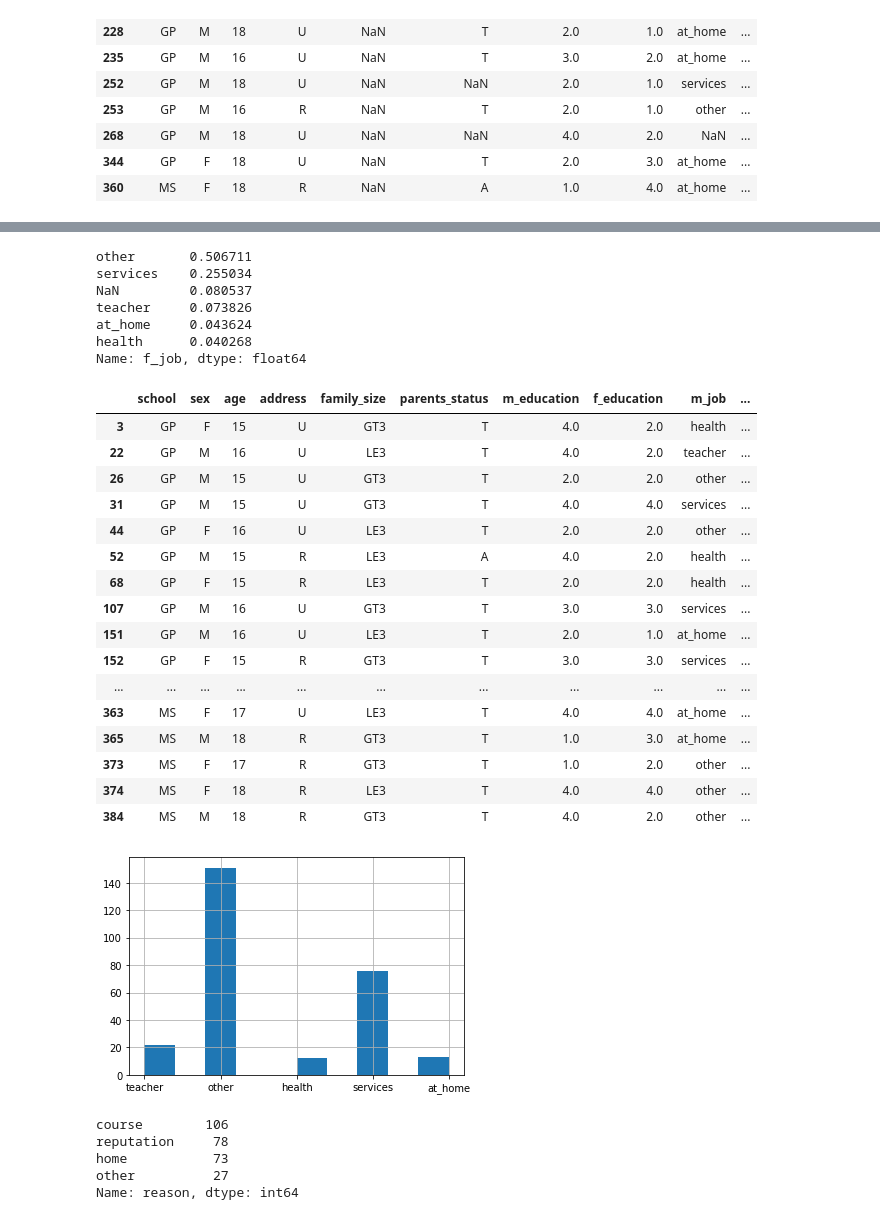
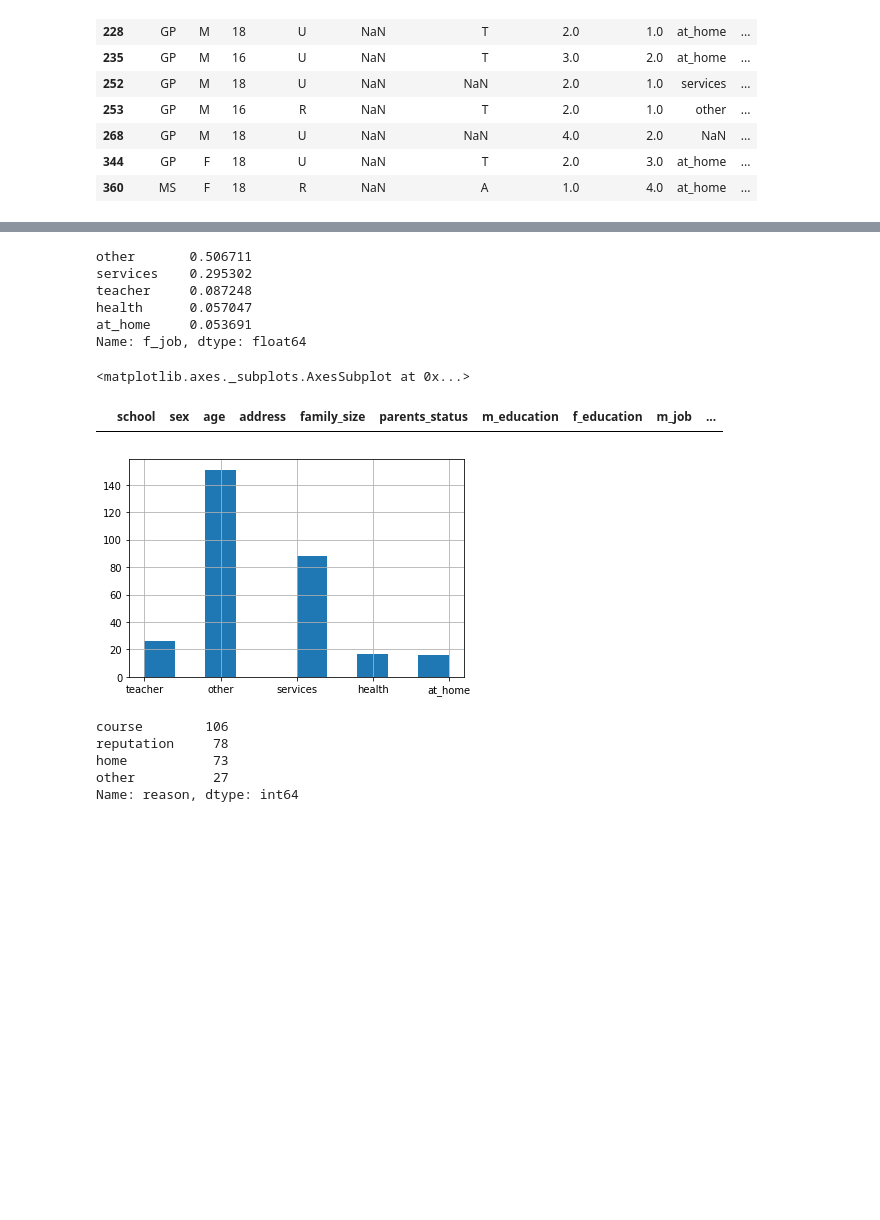
Before and after one commit to Fahrenheit-sp/SkillFactory, a Jupyter notebook: module_2/Module_2.ipynb, the cells around one changed output, grey strips where cells are left out. Cells and saved outputs as stored; diff of their text form; code cells hidden in the pictures; blank space fills up the shorter version.

```diff
--- a/module_2/Module_2.ipynb
+++ b/module_2/Module_2.ipynb
@@ -15,13 +15,13 @@ data = pd.read_csv('module_2.csv')
 data.info()
 
 ## Вывод:
-# В датасете 17 строковых столбцов, 16 столбцов типа float, 1 столбец типа int
+# В датасете 17 строковых столбцов, 12 столбцов типа float, 1 столбец типа int
 # В датасете содержится 395 строк (записей)
 # Часть данных отсутсвует
 
 ## Вспомогательные функции
 
-def values_outside_iqr_for(series):
+def values_inside_iqr_for(series):
     median = series.median()
     print('Медиана ' + series.name + ' = ' + str(median))
     iqr = series.quantile(0.75) - series.quantile(0.25)
@@ -78,10 +78,11 @@ memory usage: 92.7+ KB
 ## Разберем основные числовые столбцы
 # %%
 # age
+print(data.age.value_counts())
 data.age.hist()
 print(data.age.describe())
 
 # видим что есть ученики старше 20 лет, сложно представить школьника старше 20 лет, к тому же
 # таковые значения являются выбросами, следовательно отбросим их
-data = data.loc[values_outside_iqr_for(data.age)]
+data = data.loc[values_inside_iqr_for(data.age)]
 # %% [output]
@@ -468,7 +453,7 @@ data.absences.hist()
 # очевидны проблемы с этим столбцом, сразу же явно видны выбросы
 # (ну либо они просто перестали ходить в школу :) )
 # поэтому избавимся от выбросов
-data = data.loc[values_outside_iqr_for(data.absences)]
+data = data.loc[values_inside_iqr_for(data.absences)]
 
 display_absent_values_for(data.absences)
 
@@ -501,7 +486,7 @@ data.score.hist()
 
 # явно видно нормальное распределение оценок, при этом имеются
 # выбросы/отсутсвующие данные в виде оценок 0, избавимся от них
-data = data.loc[values_outside_iqr_for(data.score)]
+data = data.loc[values_inside_iqr_for(data.score)]
 
 # в результате этого мы так же избавились от результата 100
 # (верхняя граница 98.125), но предлагаю не рассматривать вундеркиндов,
@@ -731,50 +689,34 @@ Name: m_job, dtype: float64
 # %%
 # f_job
 display_normalized_values_for(data.f_job)
-data.f_job.hist()
+display(data.f_job.hist())
 
 # видим что 8% информации отсутсвует, рассмотрим отсутвующие данные
 display_absent_values_for(data.f_job)
 
 # у меня появилась другая идея, привязать работу родителя к его уровню образования.
 # оставим замену для работы матери как есть, поскольку там пропущенных значений в 2 раза меньше
 # чем для работы отца, а для работы отца применим подход где
 # уровень образования 4 - health, 3 - teacher, 2 - services, 1 - at_home
 
 values_dictionary = {
     4: 'health',
     3: 'teacher',
     2: 'services',
     1: 'at_home'
 }
 for key, value in values_dictionary.items():
     data.loc[(data['f_education'] == key) & (data['f_job'].isna()), 'f_job'] = value
 # %% [output]
 other       0.506711
-services    0.255034
-NaN         0.080537
-teacher     0.073826
-at_home     0.043624
-health      0.040268
+services    0.295302
+teacher     0.087248
+health      0.057047
+at_home     0.053691
 Name: f_job, dtype: float64
+<matplotlib.axes._subplots.AxesSubplot at 0x...>
 |  | school | sex | age | address | family_size | parents_status | m_education | f_education | m_job | ... |
-| 3 | GP | F | 15 | U | GT3 | T | 4.0 | 2.0 | health | ... |
-| 22 | GP | M | 16 | U | LE3 | T | 4.0 | 2.0 | teacher | ... |
-| 26 | GP | M | 15 | U | GT3 | T | 2.0 | 2.0 | other | ... |
-| 31 | GP | M | 15 | U | GT3 | T | 4.0 | 4.0 | services | ... |
-| 44 | GP | F | 16 | U | LE3 | T | 2.0 | 2.0 | other | ... |
-| 52 | GP | M | 15 | R | LE3 | A | 4.0 | 2.0 | health | ... |
-| 68 | GP | F | 15 | R | LE3 | T | 2.0 | 2.0 | health | ... |
-| 107 | GP | M | 16 | U | GT3 | T | 3.0 | 3.0 | services | ... |
-| 151 | GP | M | 16 | U | LE3 | T | 2.0 | 1.0 | at_home | ... |
-| 152 | GP | F | 15 | R | GT3 | T | 3.0 | 3.0 | services | ... |
-| ... | ... | ... | ... | ... | ... | ... | ... | ... | ... | ... |
-| 363 | MS | F | 17 | U | LE3 | T | 4.0 | 4.0 | at_home | ... |
-| 365 | MS | M | 18 | R | GT3 | T | 1.0 | 3.0 | at_home | ... |
-| 373 | MS | F | 17 | R | GT3 | T | 1.0 | 2.0 | other | ... |
-| 374 | MS | F | 18 | R | LE3 | T | 4.0 | 4.0 | other | ... |
-| 384 | MS | M | 18 | R | GT3 | T | 4.0 | 2.0 | other | ... |
-[figure, old version]
+[figure, new version]
 # %%
 # reason
 display(data.reason.value_counts())
```
Also changed, not shown: parts of 16 cells of this notebook, 2 other files.
